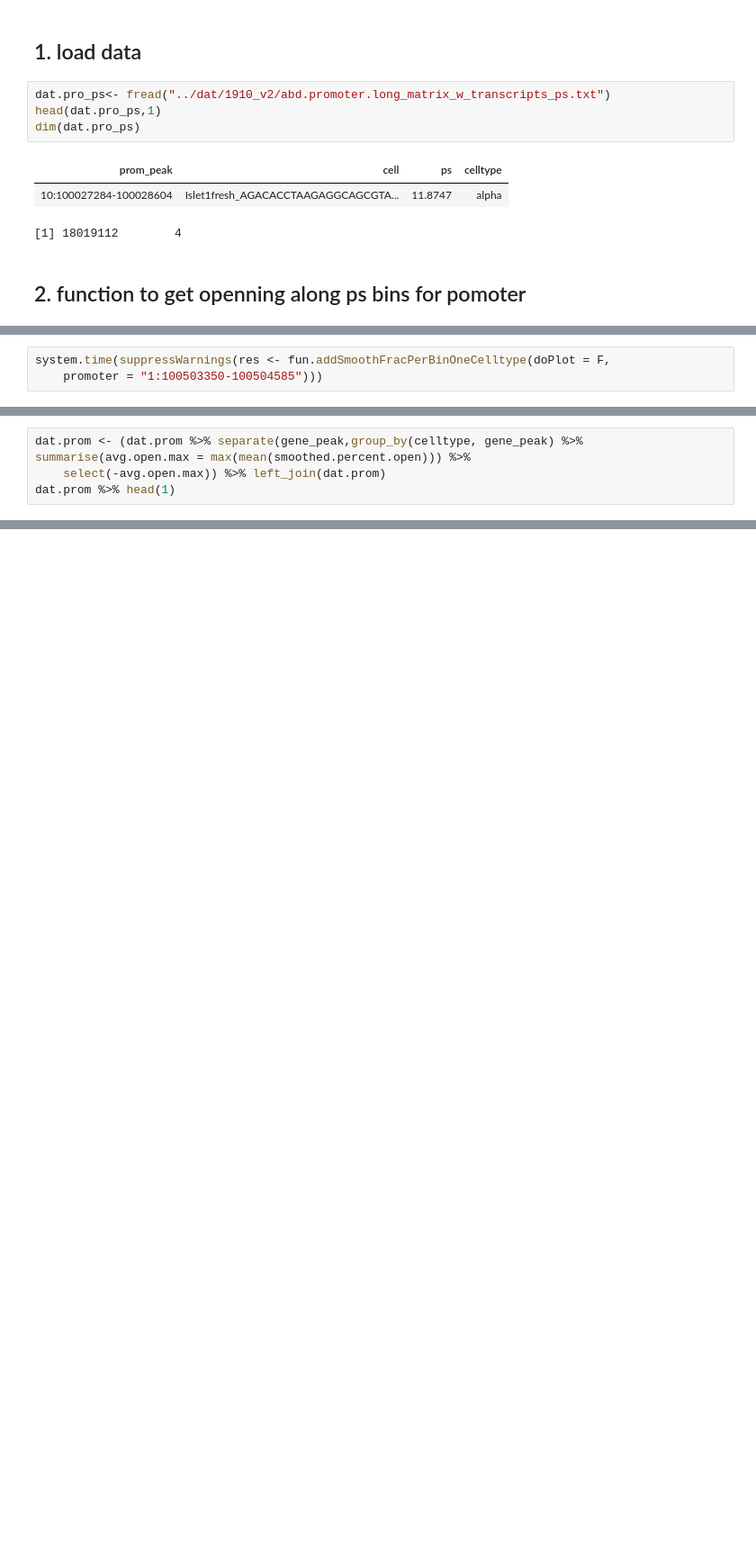
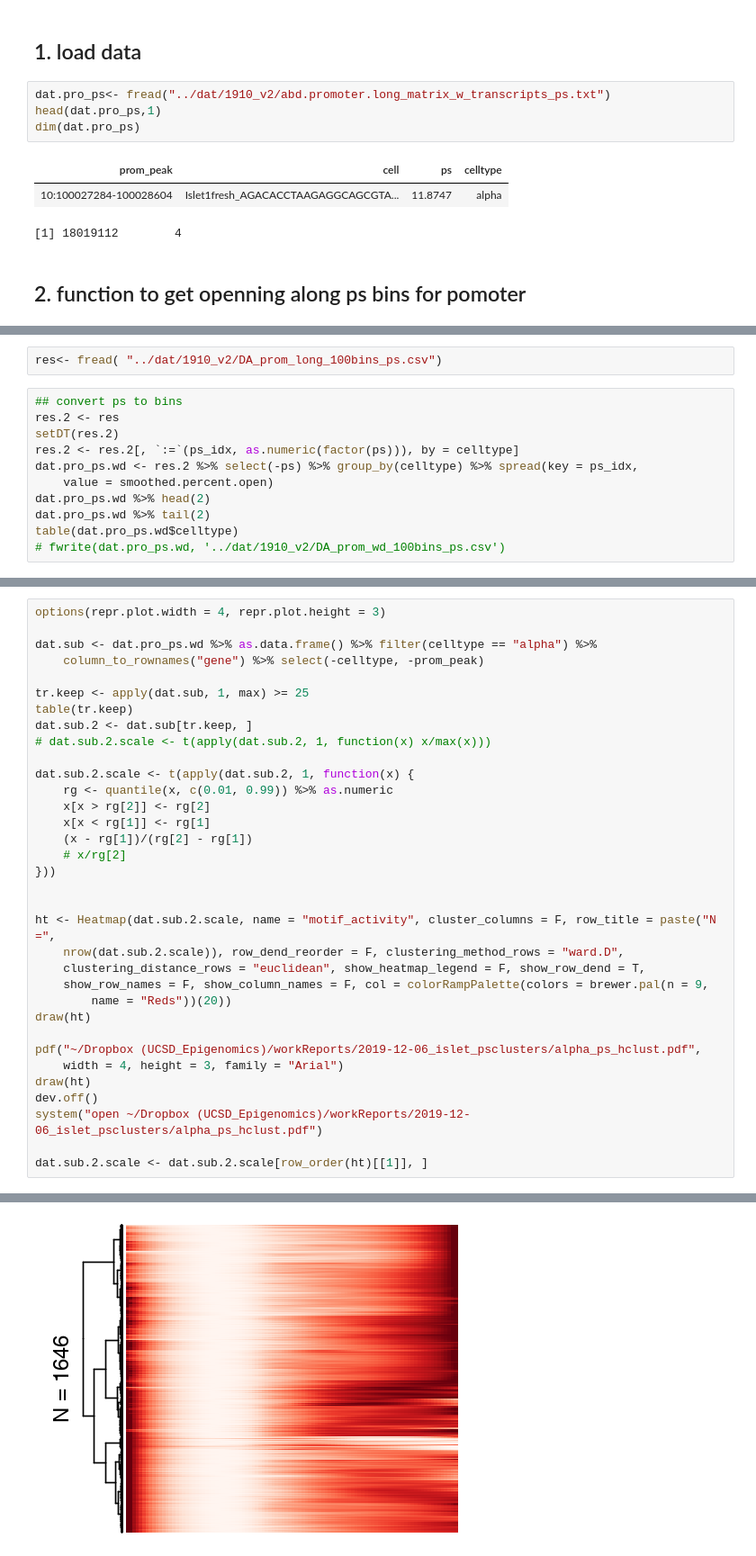
Before and after one commit to biomystery/islet_figs_motifs, a Jupyter notebook: multiple_promoter_transcript_level/05d.smooth_clustering_DA_peaks.ipynb, the cells around one changed output, grey strips where cells are left out. Shown at 90% size. Drawn from its saved outputs; the diff is of its cells as text; blank space fills up the shorter version.

```diff
--- a/multiple_promoter_transcript_level/05d.smooth_clustering_DA_peaks.ipynb
+++ b/multiple_promoter_transcript_level/05d.smooth_clustering_DA_peaks.ipynb
@@ -147,3 +71,0 @@ Joining, by = c("ps_bin", "celltype")
-# %%
-system.time(suppressWarnings(res <- fun.addSmoothFracPerBinOneCelltype(doPlot = F,
-    promoter = "1:100503350-100504585")))
@@ -258,4 +71,0 @@ for (m in c("FOS::JUND", "Rfx1", "NEUROD1")) {
-# %%
-dat.prom <- (dat.prom %>% separate(gene_peak,group_by(celltype, gene_peak) %>% summarise(avg.open.max = max(mean(smoothed.percent.open))) %>%
-    select(-avg.open.max)) %>% left_join(dat.prom)
-dat.prom %>% head(1)
@@ -296,0 +248,13 @@ system("open ../figures/Fig2/subfigs/fig2f_motif_prom.max.speaman_cor.csv")
+# %%
+res<- fread( "../dat/1910_v2/DA_prom_long_100bins_ps.csv")
+# %%
+## convert ps to bins
+res.2 <- res
+setDT(res.2)
+res.2 <- res.2[, `:=`(ps_idx, as.numeric(factor(ps))), by = celltype]
+dat.pro_ps.wd <- res.2 %>% select(-ps) %>% group_by(celltype) %>% spread(key = ps_idx,
+    value = smoothed.percent.open)
+dat.pro_ps.wd %>% head(2)
+dat.pro_ps.wd %>% tail(2)
+table(dat.pro_ps.wd$celltype)
+# fwrite(dat.pro_ps.wd, '../dat/1910_v2/DA_prom_wd_100bins_ps.csv')
@@ -296,0 +274,35 @@ system("open ../figures/Fig2/subfigs/fig2f_motif_prom.max.speaman_cor.csv")
+# %%
+options(repr.plot.width = 4, repr.plot.height = 3)
+
+dat.sub <- dat.pro_ps.wd %>% as.data.frame() %>% filter(celltype == "alpha") %>%
+    column_to_rownames("gene") %>% select(-celltype, -prom_peak)
+
+tr.keep <- apply(dat.sub, 1, max) >= 25
+table(tr.keep)
+dat.sub.2 <- dat.sub[tr.keep, ]
+# dat.sub.2.scale <- t(apply(dat.sub.2, 1, function(x) x/max(x)))
+
+dat.sub.2.scale <- t(apply(dat.sub.2, 1, function(x) {
+    rg <- quantile(x, c(0.01, 0.99)) %>% as.numeric
+    x[x > rg[2]] <- rg[2]
+    x[x < rg[1]] <- rg[1]
+    (x - rg[1])/(rg[2] - rg[1])
+    # x/rg[2]
+}))
+
+
+ht <- Heatmap(dat.sub.2.scale, name = "motif_activity", cluster_columns = F, row_title = paste("N =",
+    nrow(dat.sub.2.scale)), row_dend_reorder = F, clustering_method_rows = "ward.D",
+    clustering_distance_rows = "euclidean", show_heatmap_legend = F, show_row_dend = T,
+    show_row_names = F, show_column_names = F, col = colorRampPalette(colors = brewer.pal(n = 9,
+        name = "Reds"))(20))
+draw(ht)
+
+pdf("~/Dropbox (UCSD_Epigenomics)/workReports/2019-12-06_islet_psclusters/alpha_ps_hclust.pdf",
+    width = 4, height = 3, family = "Arial")
+draw(ht)
+dev.off()
+system("open ~/Dropbox (UCSD_Epigenomics)/workReports/2019-12-06_islet_psclusters/alpha_ps_hclust.pdf")
+
+dat.sub.2.scale <- dat.sub.2.scale[row_order(ht)[[1]], ]
+# %% [output]
@@ -296,0 +314 @@ system("open ../figures/Fig2/subfigs/fig2f_motif_prom.max.speaman_cor.csv")
+[figure, added]
```
Also changed, not shown: parts of 43 cells of this notebook, 10 other files.
